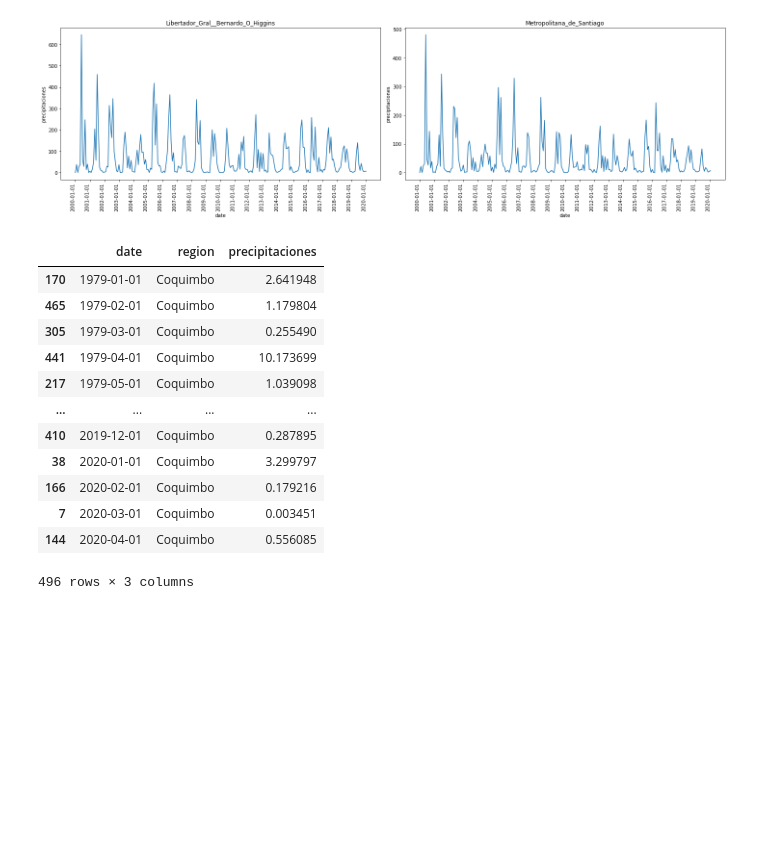
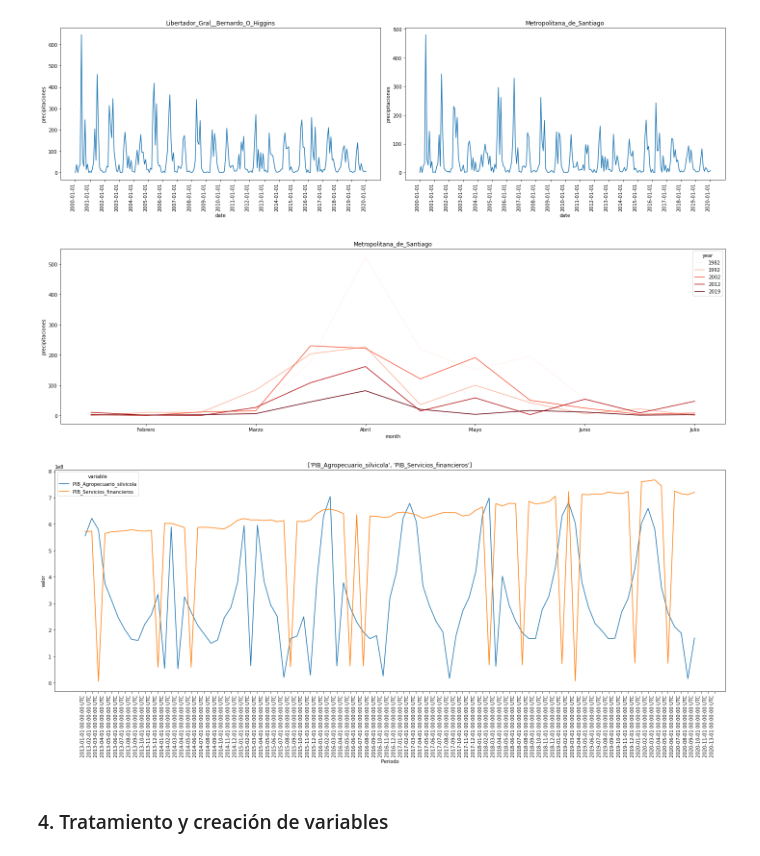
Before and after one commit to fbetteo/spike, a Jupyter notebook: desafio.ipynb, the cells around one changed output. Saved outputs shown, nothing was run; the diff lists cells and outputs as text; code cells hidden in the pictures; blank space fills up the shorter version.

```diff
--- a/desafio.ipynb
+++ b/desafio.ipynb
@@ -148,19 +197,23 @@ plt.tight_layout()
 [figure]
 # %%
 # Completar comentarios
-# %%
-precipitaciones_long.query('region=="Coquimbo"').sort_values('date')
-# %% [output]
-|  | date | region | precipitaciones |
-| 170 | 1979-01-01 | Coquimbo | 2.641948 |
-| 465 | 1979-02-01 | Coquimbo | 1.179804 |
-| 305 | 1979-03-01 | Coquimbo | 0.255490 |
-| 441 | 1979-04-01 | Coquimbo | 10.173699 |
-| 217 | 1979-05-01 | Coquimbo | 1.039098 |
-| ... | ... | ... | ... |
-| 410 | 2019-12-01 | Coquimbo | 0.287895 |
-| 38 | 2020-01-01 | Coquimbo | 3.299797 |
-| 166 | 2020-02-01 | Coquimbo | 0.179216 |
-| 7 | 2020-03-01 | Coquimbo | 0.003451 |
-| 144 | 2020-04-01 | Coquimbo | 0.556085 |
-496 rows × 3 columns
+# %%
+## CORREGIR MESES EN XTICKLABELS y COLORES
+fig, ax = plt.subplots(nrows=1, ncols=1, figsize=(20,6))
+# ax = ax.flatten()
+
+years = [1982,1992,2002,2012,2019]
+utils.plot_precipitaciones_mensuales(precipitaciones_long, region="Metropolitana_de_Santiago", years=years, ax=ax)
+
+plt.tight_layout();
+# %% [output]
+[figure, added]
+# %%
+# validar que este bien
+fig, ax = plt.subplots(1,1, figsize=(20,9))
+utils.plot_pbi(banco_central_long, series=['PIB_Agropecuario_silvicola','PIB_Servicios_financieros'], desde="2013-01-01", hasta="2022-01-01", ax=ax)
+
+fig.autofmt_xdate(rotation=90)
+plt.tight_layout()
+# %% [output]
+[figure, added]
@@ -166,0 +222,2 @@ precipitaciones_long.query('region=="Coquimbo"').sort_values('date')
+# %% [markdown]
+### 4. Tratamiento y creación de variables
```
Also changed, not shown: parts of 17 cells of this notebook, 1 other file.
